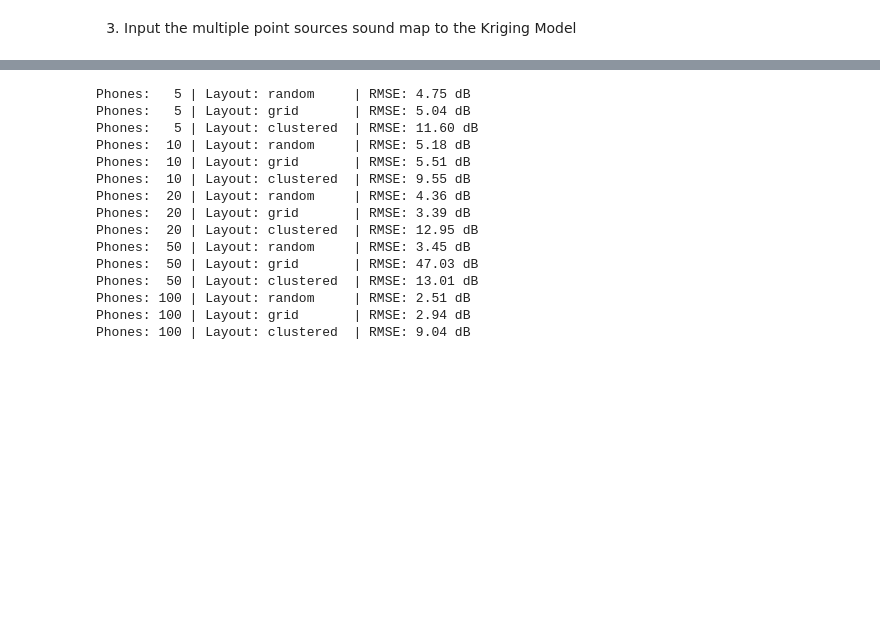
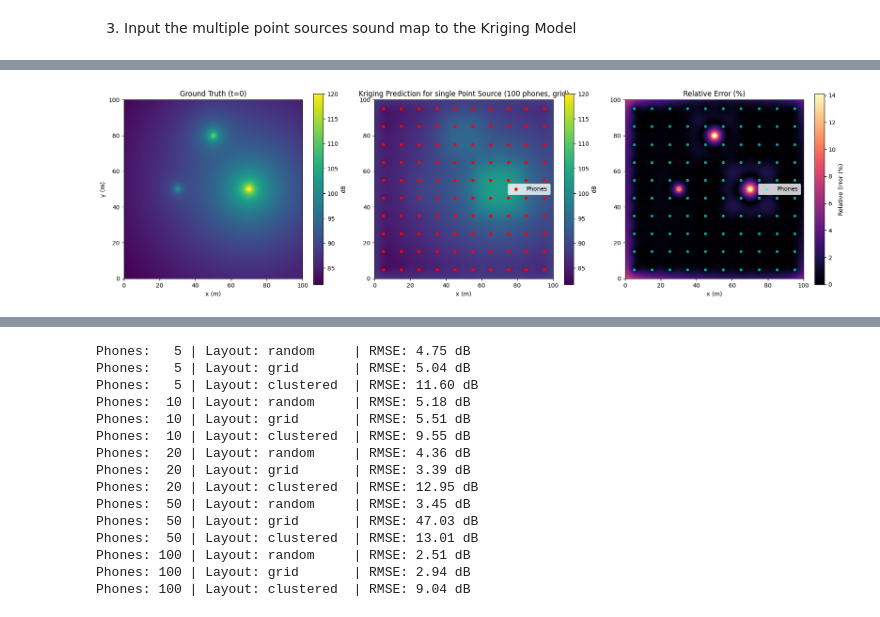
Before and after one commit to i2734/MDM3-Mindear-Project, a Jupyter notebook: Ordinary_Kriging_Model_Test_Runs.ipynb, the cells around one changed output, grey strips where cells are left out. Cells and saved outputs as stored; diff of their text form; code cells hidden in the pictures; blank space fills up the shorter version.

```diff
--- a/Ordinary_Kriging_Model_Test_Runs.ipynb
+++ b/Ordinary_Kriging_Model_Test_Runs.ipynb
@@ -130,0 +249,99 @@ Phones: 100 | Layout: clustered  | RMSE: 4.37 dB
+# %%
+import multiple_point_sources as sound_map
+
+
+# 1. Load the sound maps and grid
+sound_maps = sound_map.sound_maps
+x = sound_map.x
+y = sound_map.y
+
+source_x = sound_map.source_x_positions
+source_y = sound_map.source_y
+
+
+# 2. Define phone configurations
+phone_counts = [5, 10, 20, 50, 100]
+layouts = ["random", "grid", "clustered"]
+
+
+# 3. Prepare interpolation data (THIS WILL BE INPUT INTO THE INERPOLATION MODELS)
+prepared_data = prepare_interpolation_data(
+    sound_maps=sound_maps,
+    x=x,
+    y=y,
+    phone_counts=phone_counts,
+    layouts=layouts
+)
+
+
+
+# Track benchmarking results
+results = []
+
+for count in phone_counts:
+    for layout in layouts:
+        data = prepared_data[(count, layout)]
+
+        # 1. Run interpolation
+        predicted_levels = ExactAcousticKriging.fit_predict(ExactAcousticKriging(),
+            phone_positions=data["phone_positions"],
+            phone_levels=data["phone_levels"],
+            query_positions=data["query_positions"]
+        )
+
+        # 2. Compute Reconstruction Error (RMSE in dB across all time steps)
+        rmse = np.sqrt(np.mean((predicted_levels - data["true_levels"]) ** 2))
+        results.append({"count": count, "layout": layout, "rmse": rmse})
+        print(f"Phones: {count:3d} | Layout: {layout:10s} | RMSE: {rmse:.2f} dB")
+
+
+N_phones = 100
+layout_type = "grid"
+# 3. Visualize a specific reconstruction (Time step 0 for 20 clustered phones)
+target_config = prepared_data[(N_phones, layout_type)]
+pred_map = ExactAcousticKriging.fit_predict(
+    ExactAcousticKriging(),
+    target_config["phone_positions"],
+    target_config["phone_levels"],
+    target_config["query_positions"]
+)
+
+# Reshape the flat 1D query array (M,) back to 2D grid (len(y), len(x))
+grid_shape = (len(y), len(x))
+reconstructed_2d = pred_map[0].reshape(grid_shape)
+ground_truth_2d = target_config["true_levels"][0].reshape(grid_shape)
+
+# Compute Relative Error (%)
+relative_error_2d = (np.abs(reconstructed_2d - ground_truth_2d) / np.abs(ground_truth_2d)) * 100
+
+# Shared scale for Ground Truth and Prediction
+vmin = ground_truth_2d.min()
+vmax = ground_truth_2d.max()
+
+#1 row, 3 columns
+fig, axes = plt.subplots(1, 3, figsize=(18, 5))
+
+im0 = axes[0].imshow(ground_truth_2d, origin="lower", extent=[x.min(), x.max(), y.min(), y.max()], vmin=vmin, vmax=vmax)
+axes[0].set_title("Ground Truth (t=0)")
+axes[0].set_xlabel("x (m)")
+axes[0].set_ylabel("y (m)")
+plt.colorbar(im0, ax=axes[0], label="dB")
+
+im1 = axes[1].imshow(reconstructed_2d, origin="lower", extent=[x.min(), x.max(), y.min(), y.max()], vmin=vmin, vmax=vmax)
+axes[1].scatter(target_config["phone_positions"][:, 0], target_config["phone_positions"][:, 1], color="red", s=20, label="Phones")
+axes[1].set_title(f"Kriging Prediction for single Point Source ({N_phones} phones, {layout_type})")
+axes[1].set_xlabel("x (m)")
+axes[1].legend()
+plt.colorbar(im1, ax=axes[1], label="dB")
+
+im2 = axes[2].imshow(relative_error_2d, origin="lower", extent=[x.min(), x.max(), y.min(), y.max()], cmap="magma", vmin=0)
+axes[2].scatter(target_config["phone_positions"][:, 0], target_config["phone_positions"][:, 1], color="cyan", s=15, alpha=0.6, label="Phones")
+axes[2].set_title("Relative Error (%)")
+axes[2].set_xlabel("x (m)")
+axes[2].legend()
+plt.colorbar(im2, ax=axes[2], label="Relative Error (%)")
+
+
+plt.tight_layout()
+plt.show()
+# %% [output]
@@ -130,0 +363 @@ Phones: 100 | Layout: clustered  | RMSE: 4.37 dB
+[figure, added]
```
Also changed, not shown: parts of 14 cells of this notebook, 2 other files.
